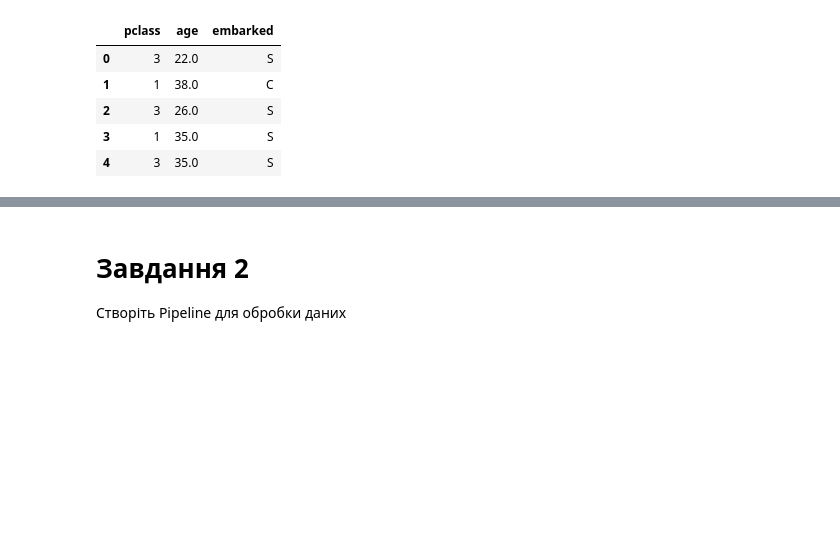
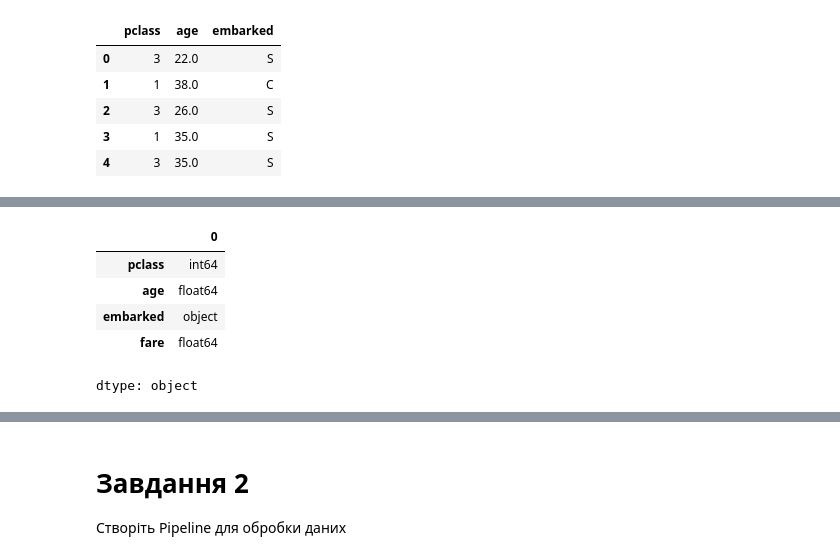
Before and after one commit to Margo-s-M/AI_Colab, a Jupyter notebook: ДЗ_8_decisionnTree.ipynb, the cells around one changed output, grey strips where cells are left out. Saved outputs shown, nothing was run; the diff lists cells and outputs as text; code cells hidden in the pictures; blank space fills up the shorter version.

```diff
--- a/ДЗ_8_decisionnTree.ipynb
+++ b/ДЗ_8_decisionnTree.ipynb
@@ -51,3 +63,12 @@ X.head(5)
+# %%
+df.dtypes
+# %% [output]
+|  | 0 |
+| pclass | int64 |
+| age | float64 |
+| embarked | object |
+| fare | float64 |
+dtype: object
 # %%
 from sklearn.model_selection import train_test_split
 
```
Also changed, not shown: parts of 11 cells of this notebook.
